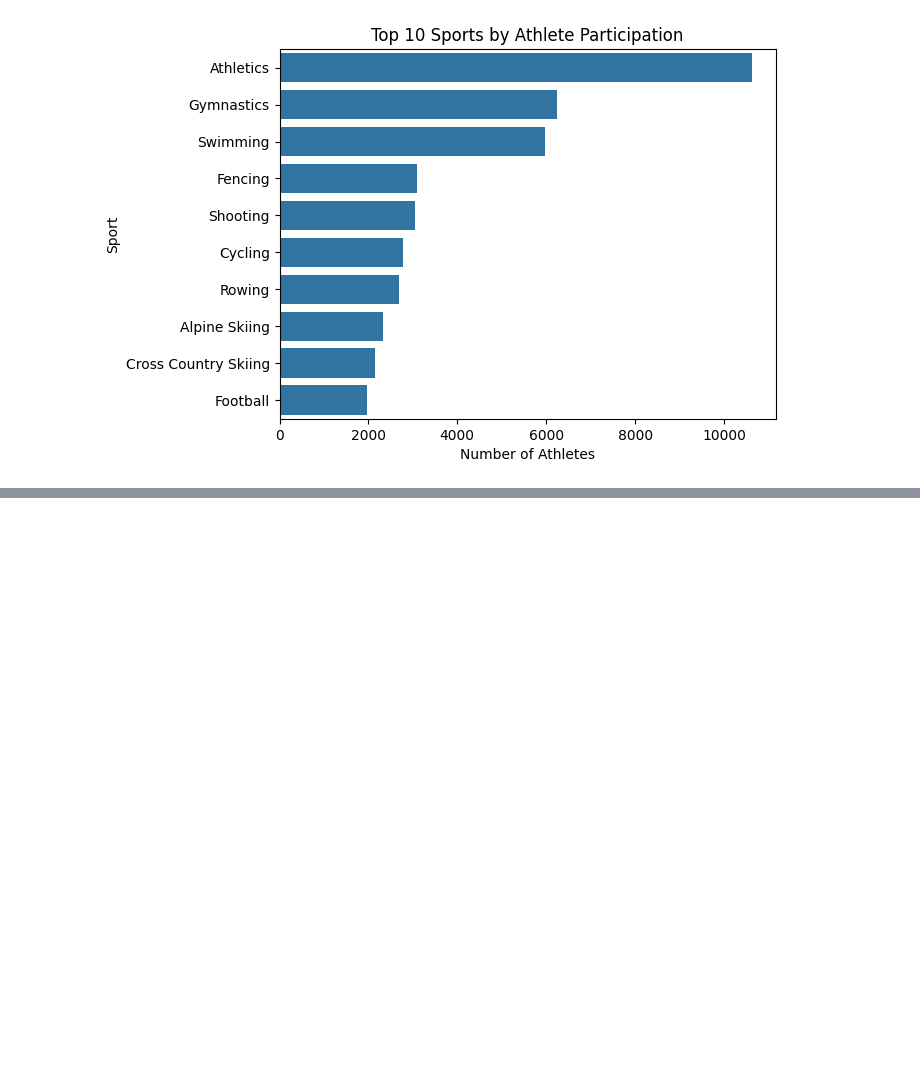
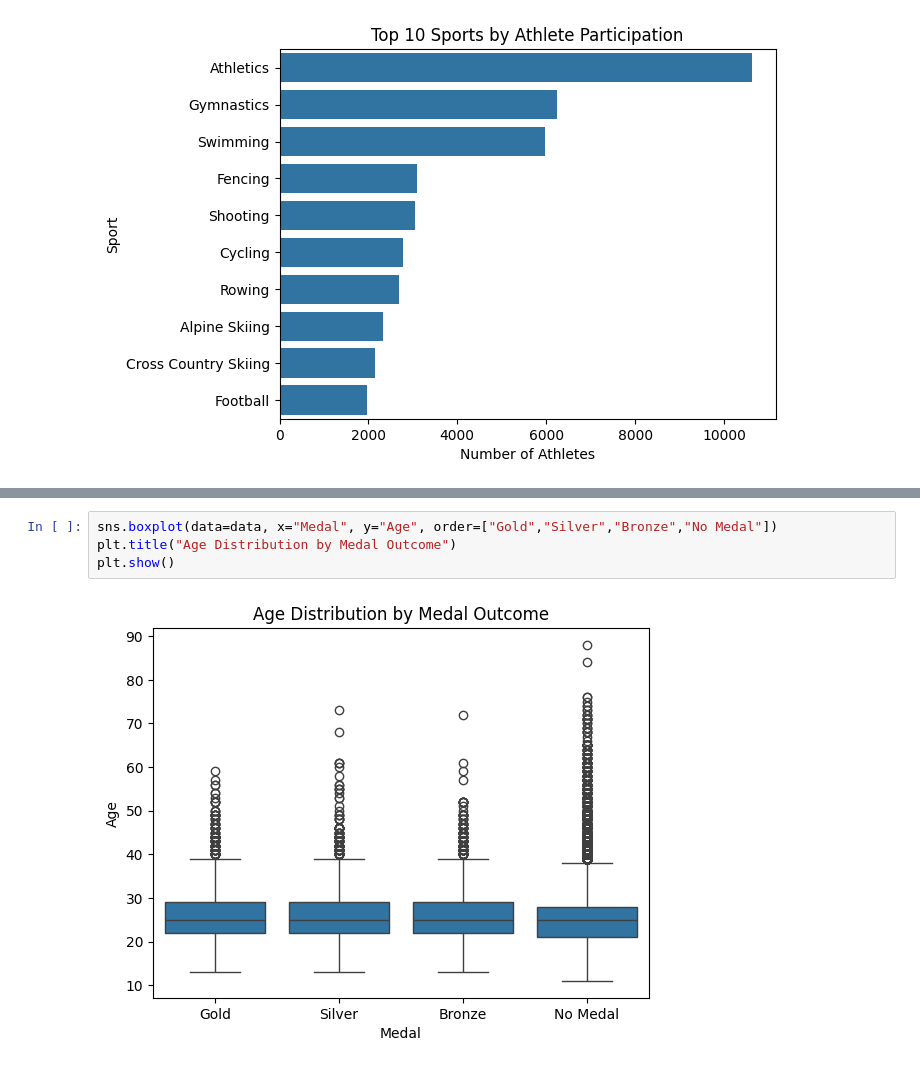
Before and after one commit to srigan-s/UWDSC-EDA-Interview, a Jupyter notebook: olympics.ipynb, the cells around one changed output, grey strips where cells are left out. Saved outputs shown, nothing was run; the diff lists cells and outputs as text; blank space fills up the shorter version.

```diff
--- a/olympics.ipynb
+++ b/olympics.ipynb
@@ -229,0 +236,6 @@ plt.show()
+# %%
+sns.boxplot(data=data, x="Medal", y="Age", order=["Gold","Silver","Bronze","No Medal"])
+plt.title("Age Distribution by Medal Outcome")
+plt.show()
+# %% [output]
+[figure, added]
```
Also changed, not shown: parts of 25 cells of this notebook.
